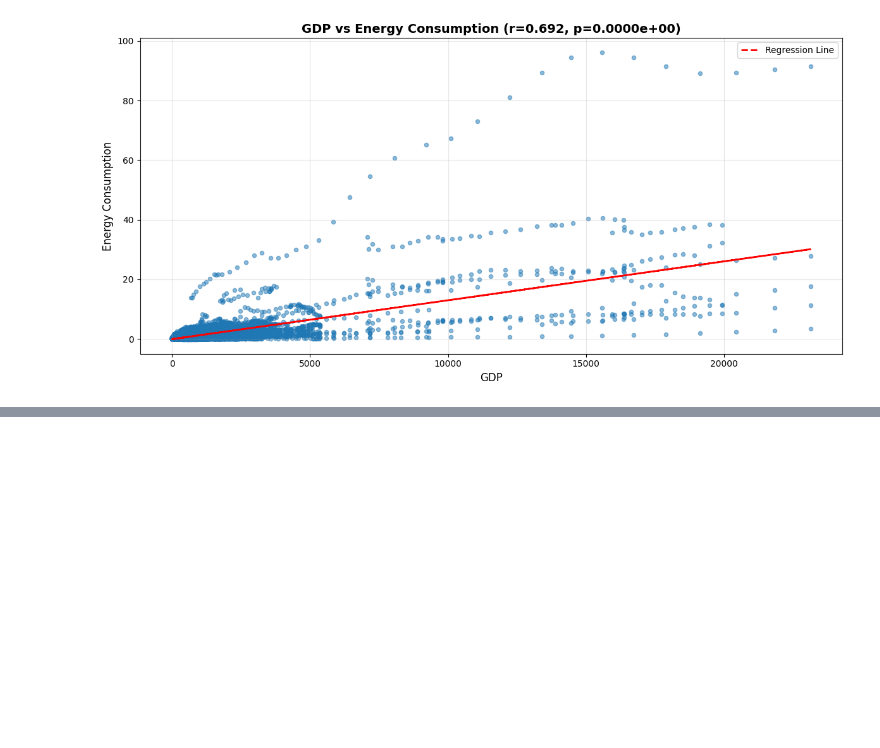
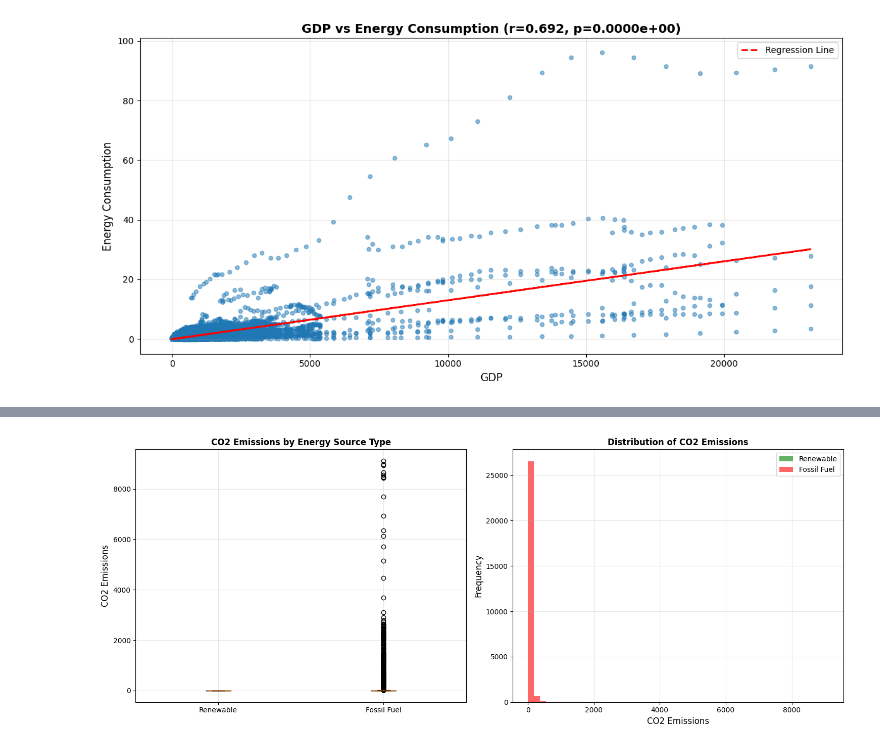
Before and after one commit to enjoy15/Energy-Consumption-CO2-Emissions-Analysis, a Jupyter notebook: jupyter_notebooks/04_hypothesis_testing.ipynb, the cells around one changed output, grey strips where cells are left out. Saved outputs shown, nothing was run; the diff lists cells and outputs as text; code cells hidden in the pictures; blank space fills up the shorter version.

Commit message:
Add Hypothesis 2: Renewable vs Fossil Fuel CO2 Emissions

```diff
--- a/jupyter_notebooks/04_hypothesis_testing.ipynb
+++ b/jupyter_notebooks/04_hypothesis_testing.ipynb
@@ -83,0 +139,23 @@ plt.tight_layout()
+# %%
+# Visualize comparison
+fig, axes = plt.subplots(1, 2, figsize=(15, 6))
+
+# Box plot
+data_to_plot = [renewable_co2, fossil_co2]
+axes[0].boxplot(data_to_plot, labels=['Renewable', 'Fossil Fuel'])
+axes[0].set_ylabel('CO2 Emissions', fontsize=12)
+axes[0].set_title('CO2 Emissions by Energy Source Type', fontsize=12, fontweight='bold')
+axes[0].grid(True, alpha=0.3)
+
+# Histogram comparison
+axes[1].hist(renewable_co2, bins=50, alpha=0.6, label='Renewable', color='green')
+axes[1].hist(fossil_co2, bins=50, alpha=0.6, label='Fossil Fuel', color='red')
+axes[1].set_xlabel('CO2 Emissions', fontsize=12)
+axes[1].set_ylabel('Frequency', fontsize=12)
+axes[1].set_title('Distribution of CO2 Emissions', fontsize=12, fontweight='bold')
+axes[1].legend()
+axes[1].grid(True, alpha=0.3)
+
+plt.tight_layout()
+# %% [output]
+[figure, added]
```
Also changed, not shown: parts of 3 cells of this notebook.
